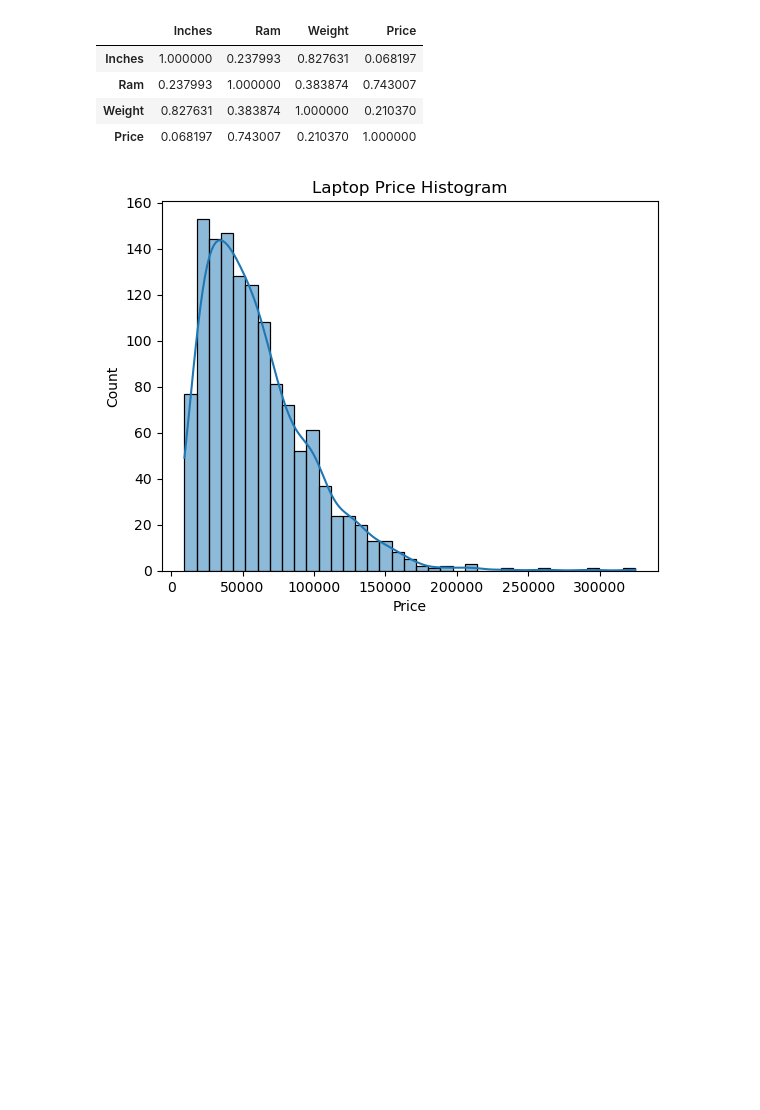
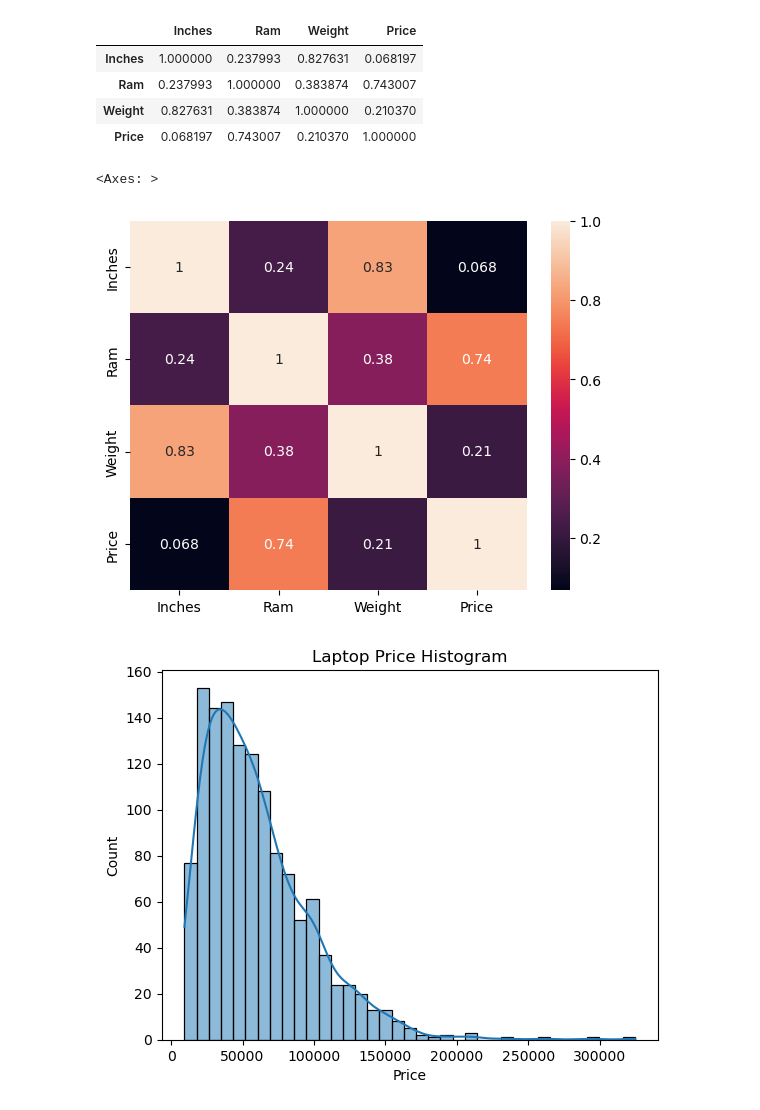
Before and after one commit to proshanta-pal/Laptop-Price-Prediction-using-Machine-Learning, a Jupyter notebook: notebooks/laptop_price_prediction.ipynb, the cells around one changed output. Drawn from its saved outputs; the diff is of its cells as text; code cells hidden in the pictures; blank space fills up the shorter version.

```diff
--- a/notebooks/laptop_price_prediction.ipynb
+++ b/notebooks/laptop_price_prediction.ipynb
@@ -167,6 +167,12 @@ df.corr(numeric_only=True)
 | Ram | 0.237993 | 1.000000 | 0.383874 | 0.743007 |
 | Weight | 0.827631 | 0.383874 | 1.000000 | 0.210370 |
 | Price | 0.068197 | 0.743007 | 0.210370 | 1.000000 |
+# %%
+# Correlation Heatmap
+sns.heatmap(data=df.corr(numeric_only=True), annot=True)
+# %% [output]
+<Axes: >
+[figure, added]
 # %%
 # How the target variable look like?
 sns.histplot(df['Price'], kde=True)
```
Also changed, not shown: parts of 15 cells of this notebook, 5 other files.
